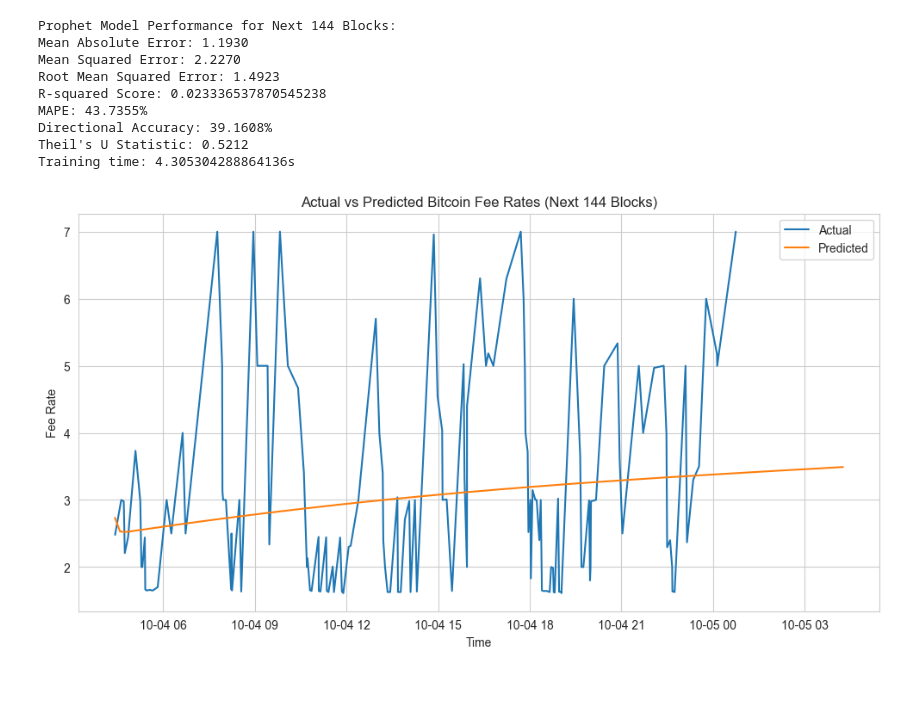
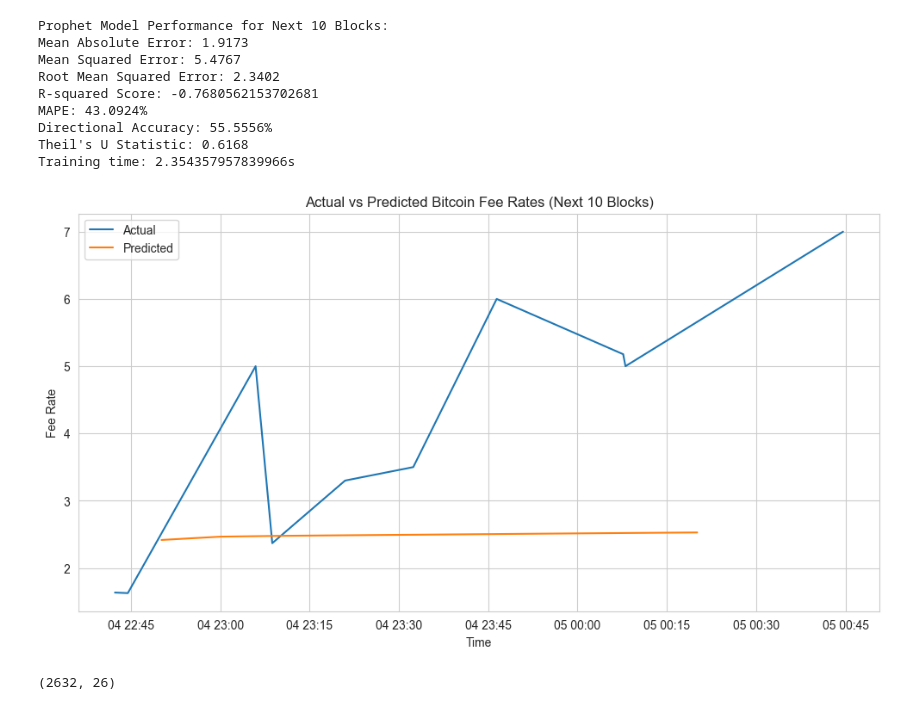
Before and after one commit to majiangqin/bitcoin, a Jupyter notebook: Prophet.ipynb, the cells around one changed output. Saved outputs shown, nothing was run; the diff lists cells and outputs as text; code cells hidden in the pictures.

```diff
--- a/Prophet.ipynb
+++ b/Prophet.ipynb
@@ -36,7 +36,7 @@ prophet_df['mempool_usage'] = df['mempool_usage']
 prophet_df = prophet_df.dropna()
 
 # Split data for training
-train_size = len(prophet_df) - 144  # Change here to 10 if want to predict next 10 blocks
+train_size = len(prophet_df) - 10  # Change here to 10 if want to predict next 10 blocks
 train_df = prophet_df[:train_size]
 
 # Create and fit Prophet model
@@ -67,7 +67,7 @@ model.fit(train_df)
 last_known_data = train_df.copy().iloc[-1]
 future_predictions = []
 
-for i in range(144):# Change here to 10 if want to predict next 10 blocks
+for i in range(10):# Change here to 10 if want to predict next 10 blocks
     # Prepare the data for the next prediction
     next_input = pd.DataFrame([last_known_data[['ds'] + regressors].fillna(0)])
     future = model.predict(next_input)
@@ -140,7 +140,7 @@ end=time.time()
 mape = mean_absolute_percentage_error(y_true, y_pred)
 da = directional_accuracy(y_true, y_pred)
 theils_u = theil_u(y_true, y_pred)
-print("\nProphet Model Performance for Next 144 Blocks:")
+print("\nProphet Model Performance for Next 10 Blocks:")
 print(f"Mean Absolute Error: {mae:.4f}")
 print(f"Mean Squared Error: {mse:.4f}")
 print(f"Root Mean Squared Error: {rmse:.4f}")
@@ -154,7 +154,7 @@ print(f"Training time: {end-start}s")
 plt.figure(figsize=(12, 6))
 plt.plot(prophet_df['ds'][-len(y_true):], y_true, label='Actual')
 plt.plot(future_predictions_df['ds'][:len(y_pred)], y_pred, label='Predicted')
-plt.title('Actual vs Predicted Bitcoin Fee Rates (Next 144 Blocks)')
+plt.title('Actual vs Predicted Bitcoin Fee Rates (Next 10 Blocks)')
 plt.xlabel('Time')
 plt.ylabel('Fee Rate')
 plt.legend()
@@ -165,10 +165,14 @@ plt.show()
-Prophet Model Performance for Next 144 Blocks:
-Mean Absolute Error: 1.1930
-Mean Squared Error: 2.2270
-Root Mean Squared Error: 1.4923
-R-squared Score: 0.023336537870545238
-MAPE: 43.7355%
-Directional Accuracy: 39.1608%
-Theil's U Statistic: 0.5212
-Training time: 4.305304288864136s
+Prophet Model Performance for Next 10 Blocks:
+Mean Absolute Error: 1.9173
+Mean Squared Error: 5.4767
+Root Mean Squared Error: 2.3402
+R-squared Score: -0.7680562153702681
+MAPE: 43.0924%
+Directional Accuracy: 55.5556%
+Theil's U Statistic: 0.6168
+Training time: 2.354357957839966s
-[figure, old version]
+[figure, new version]
+# %%
+df.shape
+# %% [output]
+(2632, 26)
```
Also changed, not shown: parts of 1 cell of this notebook, 6 other files.
